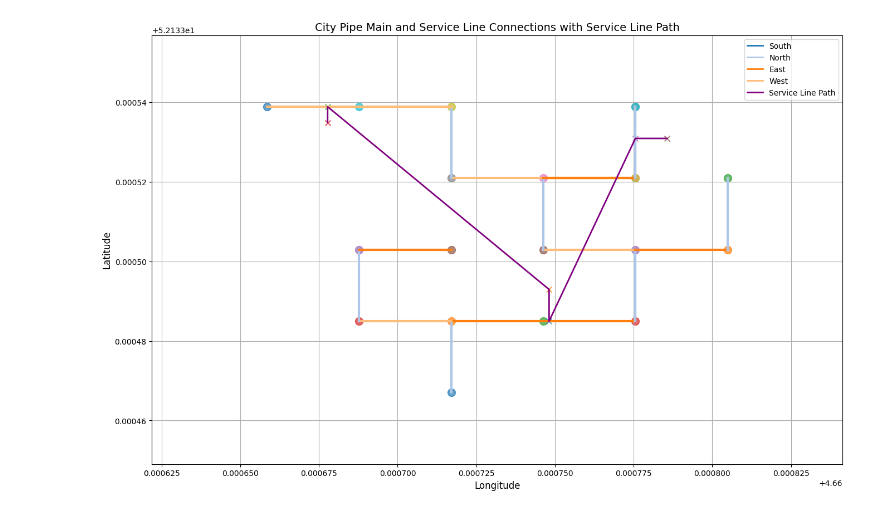
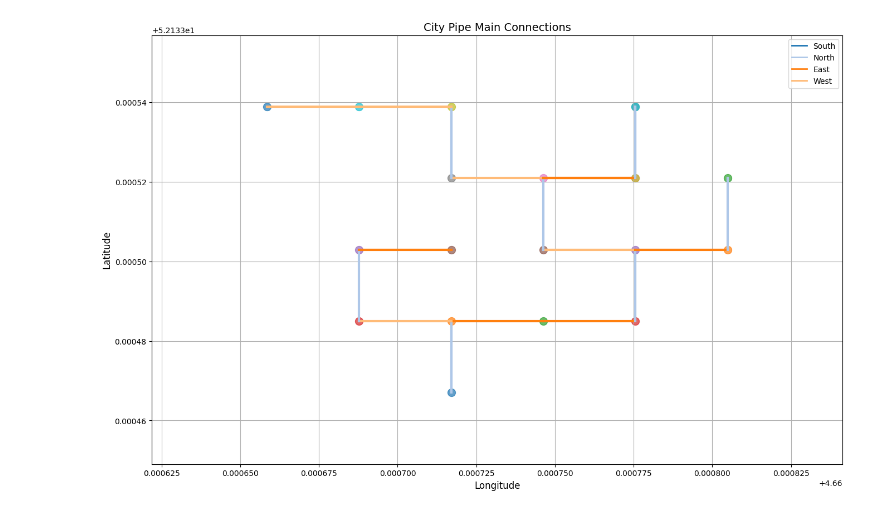
Before and after one commit to Yskria/M3DMiB, a Jupyter notebook: DigitalTwinMain.ipynb, the cells around one changed output. Saved outputs shown, nothing was run; the diff lists cells and outputs as text; code cells hidden in the pictures.

Commit message:
Fixed lines

```diff
--- a/DigitalTwinMain.ipynb
+++ b/DigitalTwinMain.ipynb
@@ -4,21 +4,15 @@ import matplotlib.pyplot as plt
 from matplotlib.lines import Line2D
 
 # Load the dataset
-file_path = 'City_Pipe_Main.csv'  # Replace with the actual file path
+file_path = 'City_Pipe_Main.csv'  # Replace with your file path
 city_pipe_main = pd.read_csv(file_path)
-file_path2 = 'Service_Line_Table.csv'
-service_line_table = pd.read_csv(file_path2)
 
-import matplotlib.pyplot as plt
-from matplotlib.lines import Line2D
+# Filter rows with valid coordinates
+city_pipe_main_valid = city_pipe_main.dropna(subset=['Latitude', 'Longitude'])
 
-# Filter rows with valid coordinates in both datasets
-city_pipe_main_valid = city_pipe_main.dropna(subset=['Latitude', 'Longitude'])
-service_line_table_valid = service_line_table.dropna(subset=['Latitude', 'Longitude'])
-
-# Generate unique color mappings for directions from both datasets
-all_directions = pd.concat([city_pipe_main_valid['Direction'], service_line_table_valid['Direction']]).unique()
-direction_colors = {direction: plt.cm.tab20(i) for i, direction in enumerate(all_directions)}
+# Generate unique color mappings for directions in the City Pipe Main dataset
+directions = city_pipe_main_valid['Direction'].unique()
+direction_colors = {direction: plt.cm.tab20(i) for i, direction in enumerate(directions)}
 
 # Process edges and positions for City Pipe Main
 city_edges = []
@@ -33,84 +27,42 @@ for _, row in city_pipe_main_valid.iterrows():
             color = direction_colors.get(row['Direction'], 'black')
             city_edges.append(((parent_lon, parent_lat), (row['Longitude'], row['Latitude']), color))
 
-# Process edges and positions for Service Line Table
-service_edges = []
-service_positions = {}
-
-for _, row in service_line_table_valid.iterrows():
-    service_positions[row['SegmentID']] = (row['Longitude'], row['Latitude'])
-    # Assume connection through ConnectionID; treat it similar to Parent Pipe
-    if pd.notna(row['ConnectionID']):
-        connection_row = service_line_table_valid[service_line_table_valid['SegmentID'] == row['ConnectionID']]
-        if not connection_row.empty:
-            connection_lat, connection_lon = connection_row.iloc[0]['Latitude'], connection_row.iloc[0]['Longitude']
-            color = direction_colors.get(row['Direction'], 'gray')  # Default to gray if no direction color found
-            service_edges.append(((connection_lon, connection_lat), (row['Longitude'], row['Latitude']), color))
-
-# Calculate the center and zoom based on the combined data
-combined_latitudes = pd.concat([city_pipe_main_valid['Latitude'], service_line_table_valid['Latitude']])
-combined_longitudes = pd.concat([city_pipe_main_valid['Longitude'], service_line_table_valid['Longitude']])
-
-center_lon = (combined_longitudes.max() + combined_longitudes.min()) / 2
-center_lat = (combined_latitudes.max() + combined_latitudes.min()) / 2
-lon_range = combined_longitudes.max() - combined_longitudes.min()
-lat_range = combined_latitudes.max() - combined_latitudes.min()
+# Calculate the center and zoom based on the dataset
+center_lon = (city_pipe_main_valid['Longitude'].max() + city_pipe_main_valid['Longitude'].min()) / 2
+center_lat = (city_pipe_main_valid['Latitude'].max() + city_pipe_main_valid['Latitude'].min()) / 2
+lon_range = city_pipe_main_valid['Longitude'].max() - city_pipe_main_valid['Longitude'].min()
+lat_range = city_pipe_main_valid['Latitude'].max() - city_pipe_main_valid['Latitude'].min()
 
 # Adjust zoom factor
 zoom_factor = 1.5
 
-# Plot the combined visualization
-service_coords = service_line_table_valid[['Latitude', 'Longitude']].dropna()
-
-# Sort the service line points by Longitude (or Latitude for a different ordering)
-service_coords_sorted = service_coords.sort_values(by='Longitude')
-
-# Extract sorted coordinates for plotting
-service_x = service_coords_sorted['Longitude'].values
-service_y = service_coords_sorted['Latitude'].values
-
-# Plot the combined visualization with the additional service line connection
+# Plot the visualization for City Pipe Main
 plt.figure(figsize=(16, 10))
 
-# Plot edges for City Pipe Main with thicker lines
+# Plot edges for City Pipe Main
 for edge in city_edges:
     x_coords = [edge[0][0], edge[1][0]]
     y_coords = [edge[0][1], edge[1][1]]
     plt.plot(x_coords, y_coords, color=edge[2], linewidth=3, label='City Pipe Main Edge')
 
-# Plot edges for Service Line Table with thinner lines
-for edge in service_edges:
-    x_coords = [edge[0][0], edge[1][0]]
-    y_coords = [edge[0][1], edge[1][1]]
-    plt.plot(x_coords, y_coords, color=edge[2], linestyle='--', linewidth=1.5, label='Service Line Edge')
-
-# Plot the connecting line between all service line data points
-plt.plot(service_x, service_y, color='purple', linewidth=2, linestyle='-', label='Service Line Connection')
-
 # Plot nodes for City Pipe Main
 for node, (lon, lat) in city_positions.items():
     plt.scatter(lon, lat, s=100, alpha=0.7, label='City Pipe Main Node')
 
-# Plot nodes for Service Line Table
-for node, (lon, lat) in service_positions.items():
-    plt.scatter(lon, lat, s=50, alpha=0.7, marker='x', label='Service Line Node')
-
 # Add title, labels, and legend
 plt.xlabel("Longitude", fontsize=12)
 plt.ylabel("Latitude", fontsize=12)
-plt.title("City Pipe Main and Service Line Connections with Service Line Path", fontsize=14)
+plt.title("City Pipe Main Connections", fontsize=14)
 
-# Custom legend
-custom_lines = [Line2D([0], [0], color=color, lw=2) for color in direction_colors.values()] + [
-    Line2D([0], [0], color='purple', lw=2, linestyle='-')
-]
-plt.legend(custom_lines, list(direction_colors.keys()) + ['Service Line Path'], loc='upper right', fontsize=10)
+# Custom legend for directions
+custom_lines = [Line2D([0], [0], color=color, lw=2) for color in direction_colors.values()]
+plt.legend(custom_lines, list(direction_colors.keys()), loc='upper right', fontsize=10)
 
 # Adjust axes to zoom and center on the data
 plt.xlim(center_lon - (lon_range / 2 * zoom_factor), center_lon + (lon_range / 2 * zoom_factor))
 plt.ylim(center_lat - (lat_range / 2 * zoom_factor), center_lat + (lat_range / 2 * zoom_factor))
 
 plt.grid(True)
 plt.show()
 # %% [output]
-[figure, old version]
+[figure, new version]
```
